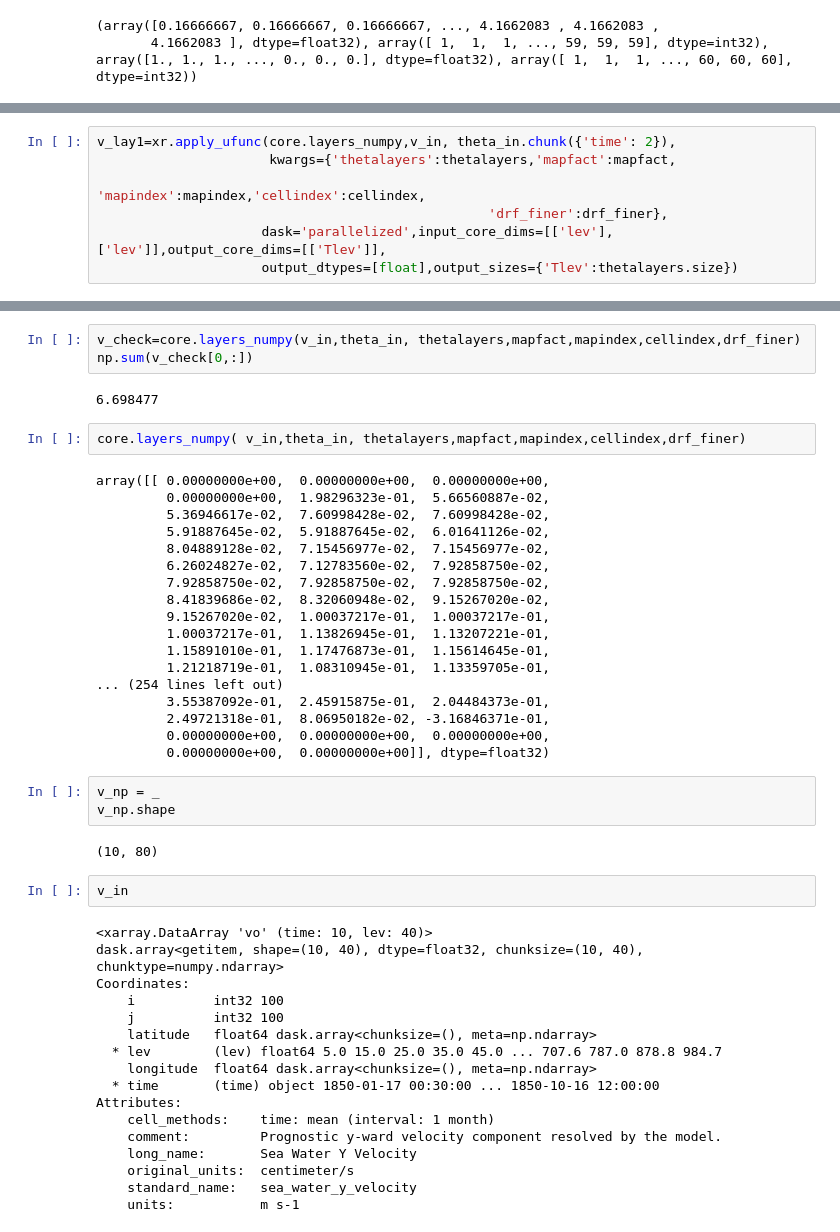
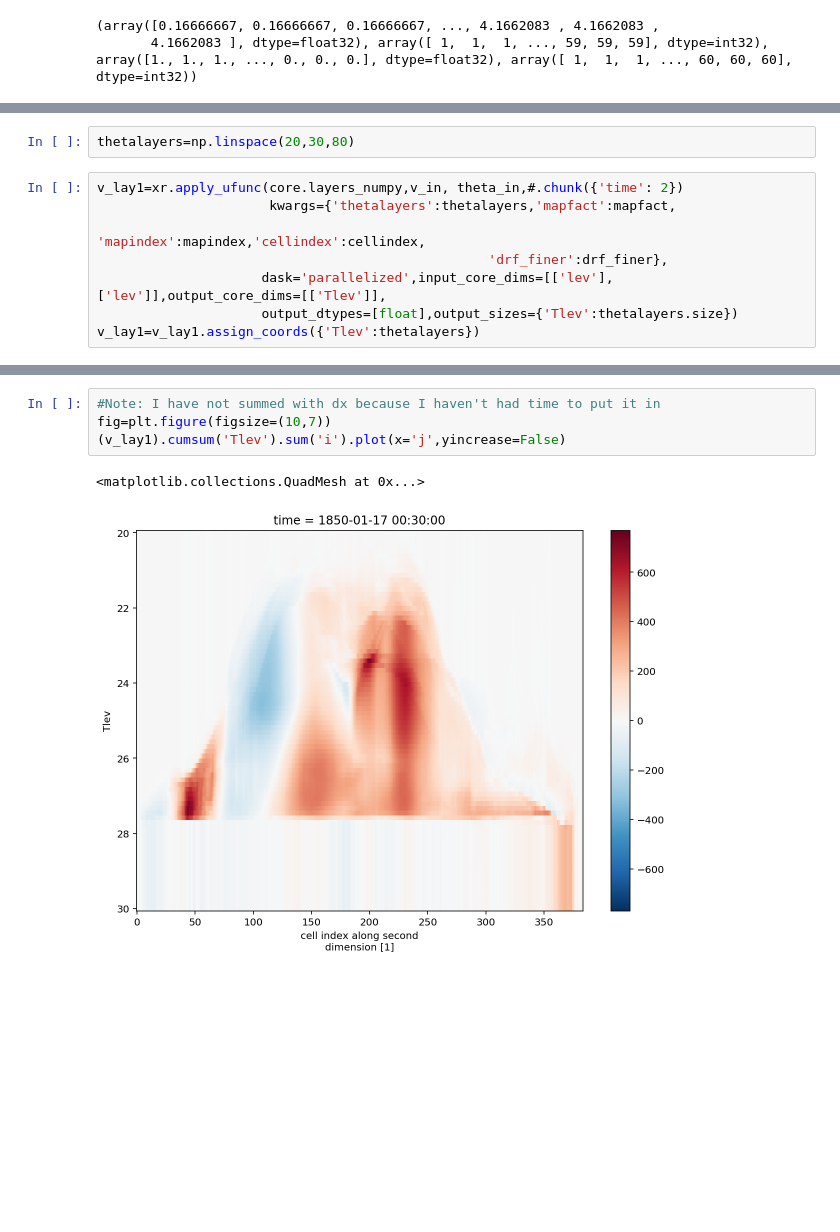
Before and after one commit to cspencerjones/xlayers, a Jupyter notebook: f2py_test.ipynb, the cells around one changed output, grey strips where cells are left out. Saved outputs shown, nothing was run; the diff lists cells and outputs as text; blank space fills up the shorter version.

```diff
--- a/f2py_test.ipynb
+++ b/f2py_test.ipynb
@@ -96,7 +85,10 @@ v_lay=v_map(v_in,theta_in, thetalayers,mapfact,mapindex,cellindex,drf_finer).com
+# %%
+thetalayers=np.linspace(20,30,80)
 # %%
-v_lay1=xr.apply_ufunc(core.layers_numpy,v_in, theta_in.chunk({'time': 2}),
+v_lay1=xr.apply_ufunc(core.layers_numpy,v_in, theta_in,#.chunk({'time': 2})
                       kwargs={'thetalayers':thetalayers,'mapfact':mapfact,
                                                   'mapindex':mapindex,'cellindex':cellindex,
                                                   'drf_finer':drf_finer},
                      dask='parallelized',input_core_dims=[['lev'],['lev']],output_core_dims=[['Tlev']],
                      output_dtypes=[float],output_sizes={'Tlev':thetalayers.size})
+v_lay1=v_lay1.assign_coords({'Tlev':thetalayers})
@@ -142,49 +95,7 @@ Dimensions without coordinates: Tlev
-# %%
-v_check=core.layers_numpy(v_in,theta_in, thetalayers,mapfact,mapindex,cellindex,drf_finer)
-np.sum(v_check[0,:])
-# %% [output]
-6.698477
-# %%
-core.layers_numpy( v_in,theta_in, thetalayers,mapfact,mapindex,cellindex,drf_finer)
-# %% [output]
-array([[ 0.00000000e+00,  0.00000000e+00,  0.00000000e+00,
-         0.00000000e+00,  1.98296323e-01,  5.66560887e-02,
-         5.36946617e-02,  7.60998428e-02,  7.60998428e-02,
-         5.91887645e-02,  5.91887645e-02,  6.01641126e-02,
-         8.04889128e-02,  7.15456977e-02,  7.15456977e-02,
-         6.26024827e-02,  7.12783560e-02,  7.92858750e-02,
-         7.92858750e-02,  7.92858750e-02,  7.92858750e-02,
-         8.41839686e-02,  8.32060948e-02,  9.15267020e-02,
-         9.15267020e-02,  1.00037217e-01,  1.00037217e-01,
-         1.00037217e-01,  1.13826945e-01,  1.13207221e-01,
-         1.15891010e-01,  1.17476873e-01,  1.15614645e-01,
-         1.21218719e-01,  1.08310945e-01,  1.13359705e-01,
-... (254 lines left out)
-         3.55387092e-01,  2.45915875e-01,  2.04484373e-01,
-         2.49721318e-01,  8.06950182e-02, -3.16846371e-01,
-         0.00000000e+00,  0.00000000e+00,  0.00000000e+00,
-         0.00000000e+00,  0.00000000e+00]], dtype=float32)
-# %%
-v_np = _
-v_np.shape
-# %% [output]
-(10, 80)
-# %%
-v_in
-# %% [output]
-<xarray.DataArray 'vo' (time: 10, lev: 40)>
-dask.array<getitem, shape=(10, 40), dtype=float32, chunksize=(10, 40), chunktype=numpy.ndarray>
-Coordinates:
-    i          int32 100
-    j          int32 100
-    latitude   float64 dask.array<chunksize=(), meta=np.ndarray>
-  * lev        (lev) float64 5.0 15.0 25.0 35.0 45.0 ... 707.6 787.0 878.8 984.7
-    longitude  float64 dask.array<chunksize=(), meta=np.ndarray>
-  * time       (time) object 1850-01-17 00:30:00 ... 1850-10-16 12:00:00
-Attributes:
-    cell_methods:    time: mean (interval: 1 month)
-    comment:         Prognostic y-ward velocity component resolved by the model.
-    long_name:       Sea Water Y Velocity
-    original_units:  centimeter/s
-    standard_name:   sea_water_y_velocity
-    units:           m s-1
+# %%
+#Note: I have not summed with dx because I haven't had time to put it in
+fig=plt.figure(figsize=(10,7))
+(v_lay1).cumsum('Tlev').sum('i').plot(x='j',yincrease=False)
+# %% [output]
+<matplotlib.collections.QuadMesh at 0x...>
+[figure, added]
```
Also changed, not shown: parts of 15 cells of this notebook.
